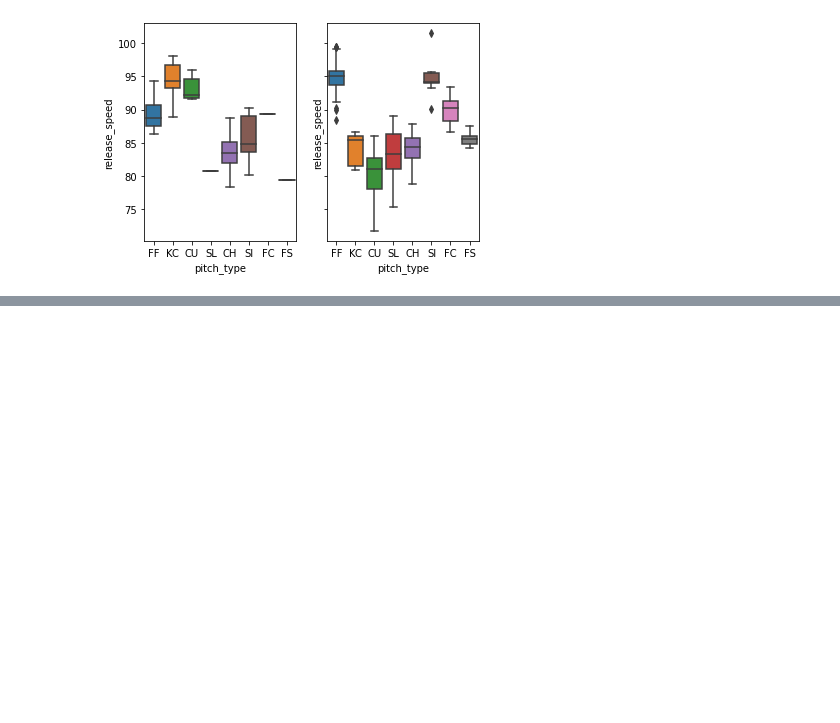
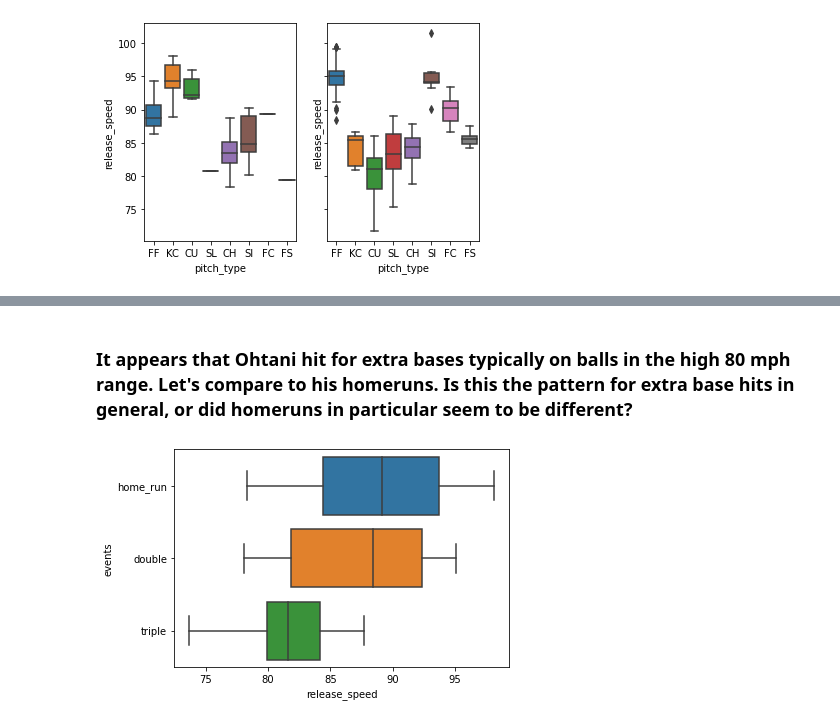
Before and after one commit to teruki-i/Ohtani, a Jupyter notebook: Ohtani_2021.ipynb, the cells around one changed output, grey strips where cells are left out. Saved outputs shown, nothing was run; the diff lists cells and outputs as text; code cells hidden in the pictures; blank space fills up the shorter version.

```diff
--- a/Ohtani_2021.ipynb
+++ b/Ohtani_2021.ipynb
@@ -167,0 +181,7 @@ plt.show()
+# %% [markdown]
+### It appears that Ohtani hit for extra bases typically on balls in the high 80 mph range. Let's compare to his homeruns. Is this the pattern for extra base hits in general, or did homeruns in particular seem to be different?
+# %%
+sns.boxplot(x="release_speed", y="events", data=ohtani21_eb)
+plt.show()
+# %% [output]
+[figure, added]
```
Also changed, not shown: parts of 6 cells of this notebook.
